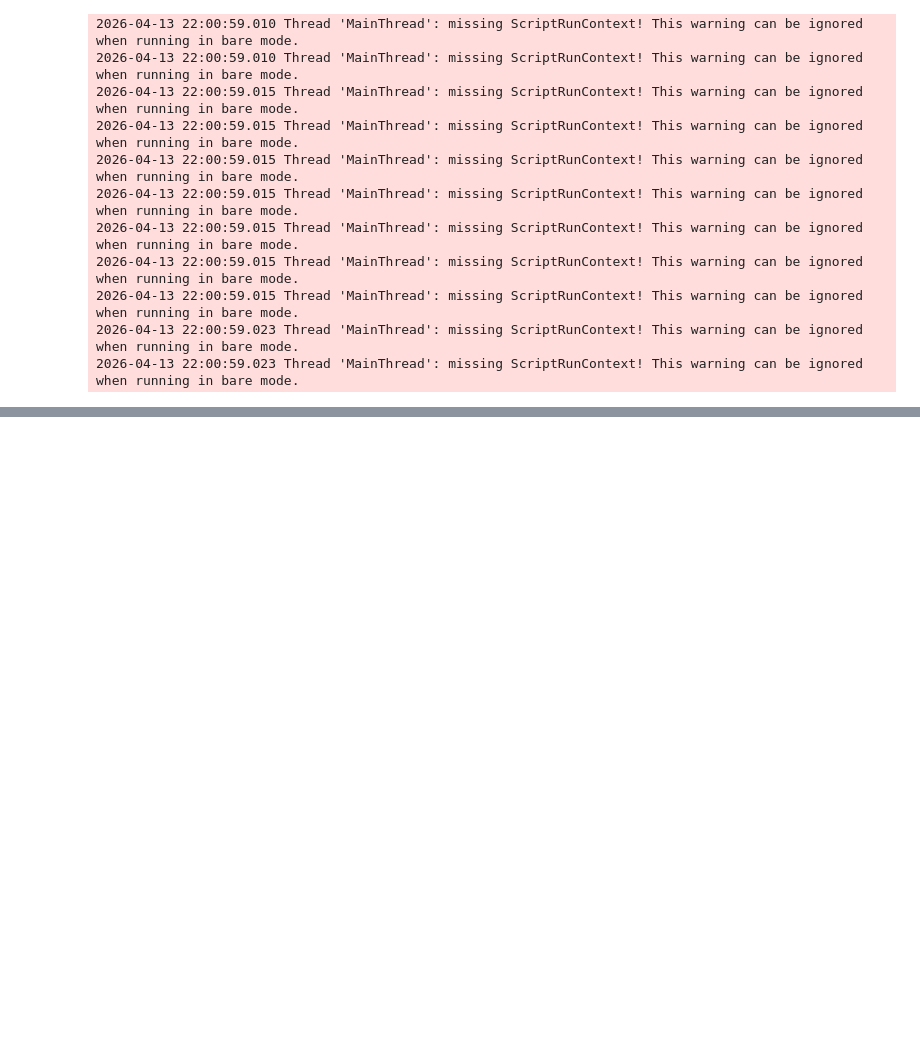
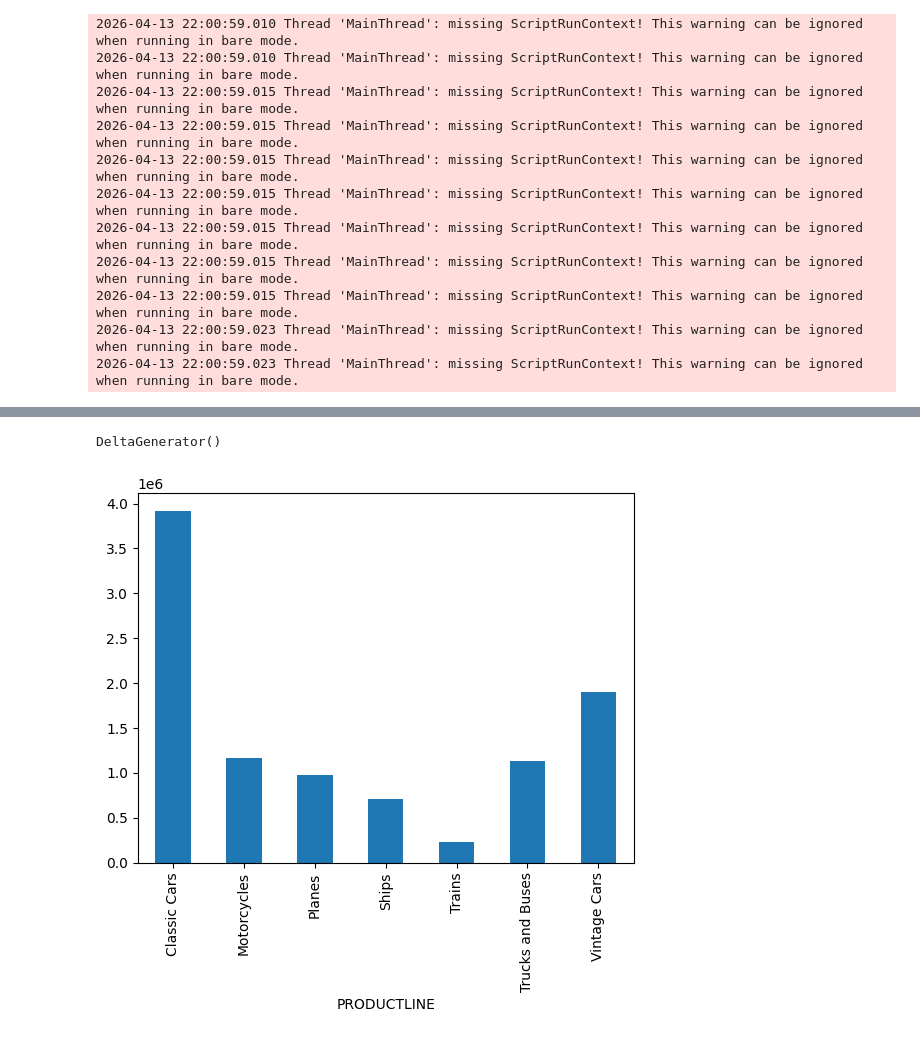
Before and after one commit to Savindi2002/data-science-journey, a Jupyter notebook: textminingproject/Sales Data Analysis Dashboard.ipynb, the cells around one changed output, grey strips where cells are left out. Saved outputs shown, nothing was run; the diff lists cells and outputs as text; code cells hidden in the pictures; blank space fills up the shorter version.

```diff
--- a/textminingproject/Sales Data Analysis Dashboard.ipynb
+++ b/textminingproject/Sales Data Analysis Dashboard.ipynb
@@ -143,3 +143,13 @@ st.write(total_sales)
 2026-04-13 22:00:59.015 Thread 'MainThread': missing ScriptRunContext! This warning can be ignored when running in bare mode.
 2026-04-13 22:00:59.023 Thread 'MainThread': missing ScriptRunContext! This warning can be ignored when running in bare mode.
 2026-04-13 22:00:59.023 Thread 'MainThread': missing ScriptRunContext! This warning can be ignored when running in bare mode.
+# %%
+st.subheader("Sales by Product Line")
+
+sales_product = data.groupby("PRODUCTLINE")["SALES"].sum()
+
+fig, ax = plt.subplots()
+sales_product.plot(kind='bar', ax=ax)
+
+st.pyplot(fig)
+# %% [output]
@@ -145,0 +163,2 @@ st.write(total_sales)
+DeltaGenerator()
+[figure, added]
```
Also changed, not shown: parts of 1 cell of this notebook.
